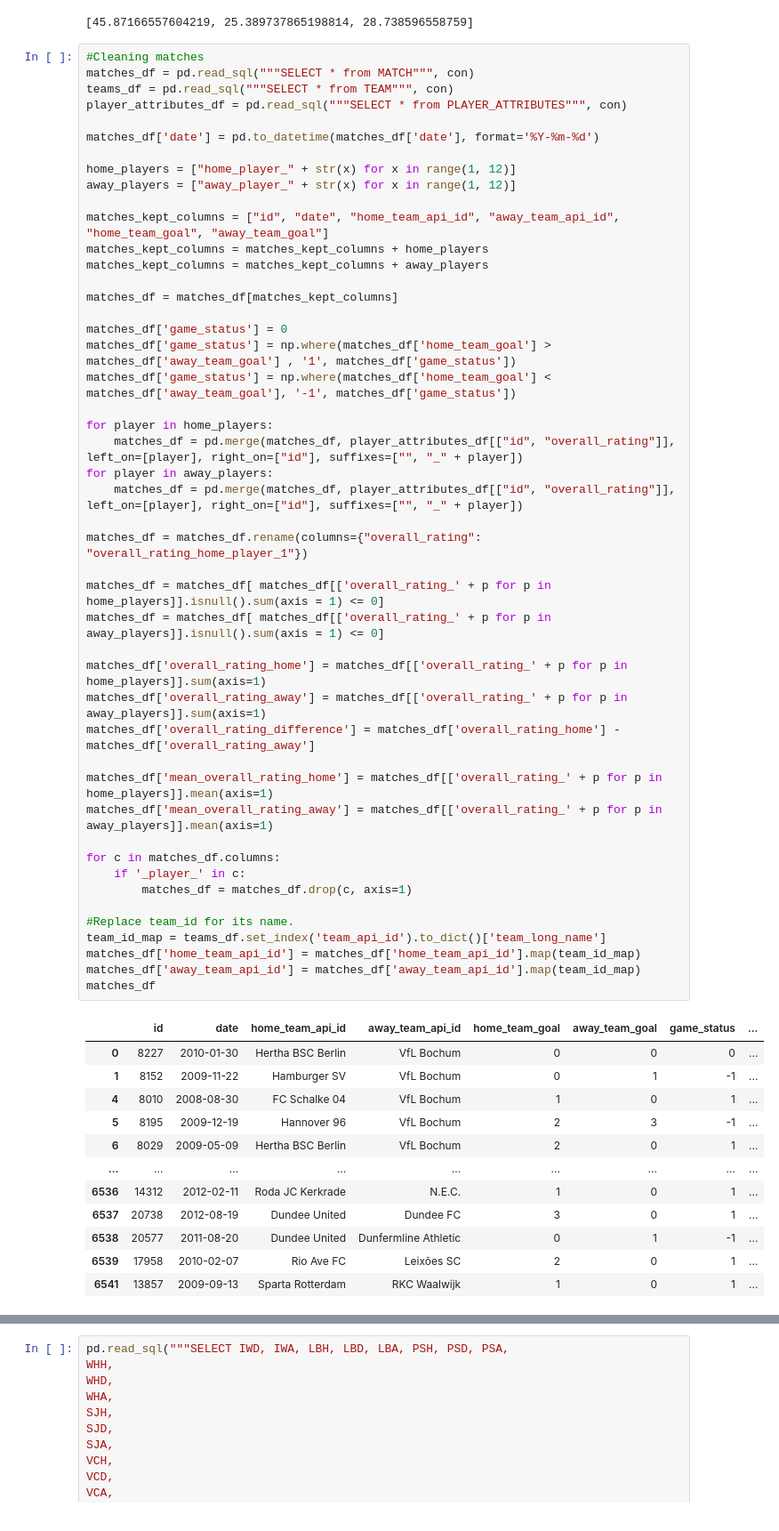
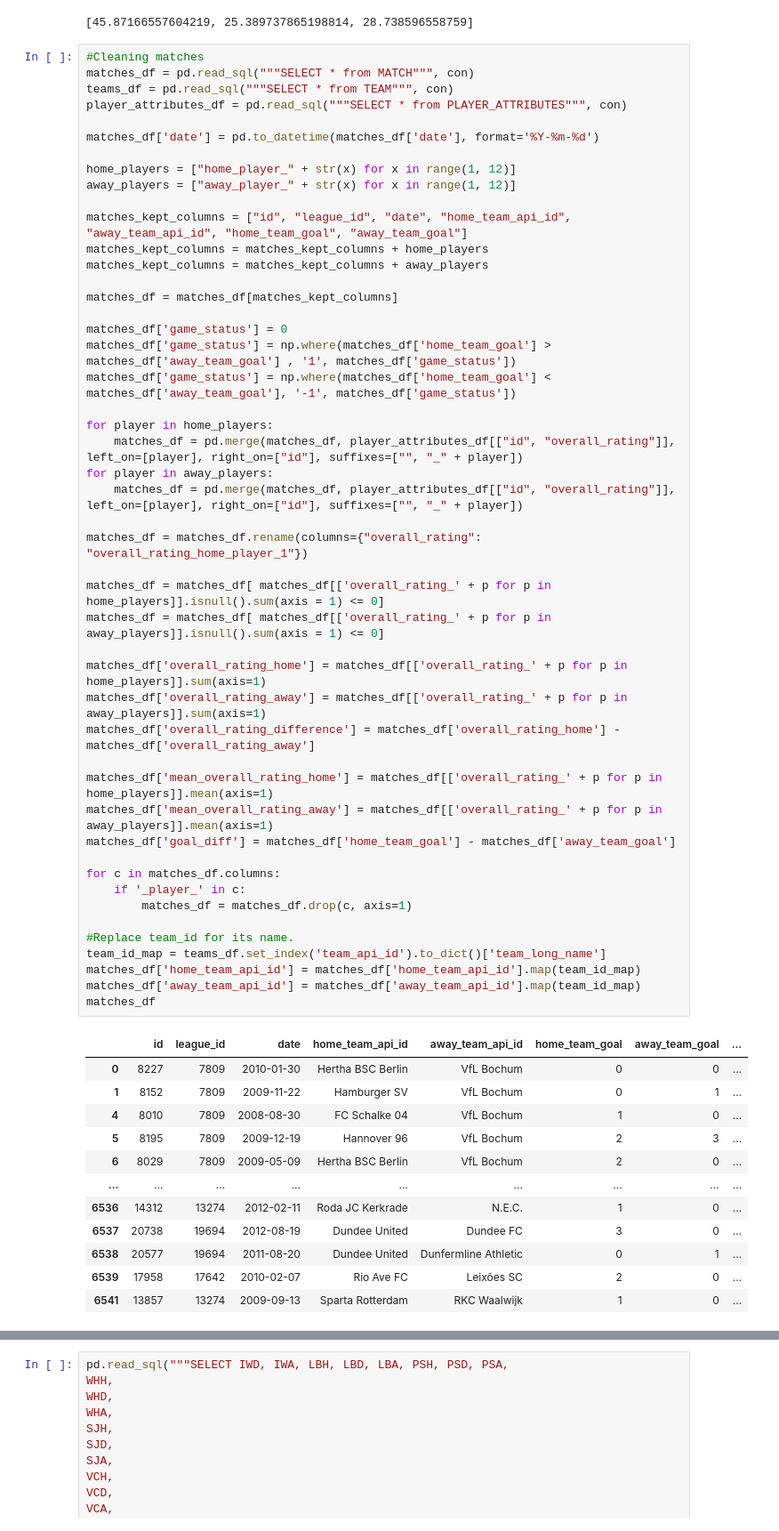
Before and after one commit to j-vm/FEUP_IART_2020, a Jupyter notebook: Assigment2/data-analysis/Untitled.ipynb, the cells around one changed output, grey strips where cells are left out. Shown at 89% size. Cells and saved outputs as stored; diff of their text form.

```diff
--- a/Assigment2/data-analysis/Untitled.ipynb
+++ b/Assigment2/data-analysis/Untitled.ipynb
@@ -93,7 +93,7 @@ matches_df['date'] = pd.to_datetime(matches_df['date'], format='%Y-%m-%d')
 home_players = ["home_player_" + str(x) for x in range(1, 12)]
 away_players = ["away_player_" + str(x) for x in range(1, 12)]
 
-matches_kept_columns = ["id", "date", "home_team_api_id", "away_team_api_id", "home_team_goal", "away_team_goal"]
+matches_kept_columns = ["id", "league_id", "date", "home_team_api_id", "away_team_api_id", "home_team_goal", "away_team_goal"]
 matches_kept_columns = matches_kept_columns + home_players
 matches_kept_columns = matches_kept_columns + away_players
 
@@ -103,42 +103,43 @@ matches_df['game_status'] = 0
 matches_df['game_status'] = np.where(matches_df['home_team_goal'] > matches_df['away_team_goal'] , '1', matches_df['game_status'])
 matches_df['game_status'] = np.where(matches_df['home_team_goal'] < matches_df['away_team_goal'], '-1', matches_df['game_status'])
 
 for player in home_players:
     matches_df = pd.merge(matches_df, player_attributes_df[["id", "overall_rating"]], left_on=[player], right_on=["id"], suffixes=["", "_" + player])
 for player in away_players:
     matches_df = pd.merge(matches_df, player_attributes_df[["id", "overall_rating"]], left_on=[player], right_on=["id"], suffixes=["", "_" + player])
 
 matches_df = matches_df.rename(columns={"overall_rating": "overall_rating_home_player_1"})
 
 matches_df = matches_df[ matches_df[['overall_rating_' + p for p in home_players]].isnull().sum(axis = 1) <= 0]
 matches_df = matches_df[ matches_df[['overall_rating_' + p for p in away_players]].isnull().sum(axis = 1) <= 0]
 
 matches_df['overall_rating_home'] = matches_df[['overall_rating_' + p for p in home_players]].sum(axis=1)
 matches_df['overall_rating_away'] = matches_df[['overall_rating_' + p for p in away_players]].sum(axis=1)
 matches_df['overall_rating_difference'] = matches_df['overall_rating_home'] - matches_df['overall_rating_away']
 
 matches_df['mean_overall_rating_home'] = matches_df[['overall_rating_' + p for p in home_players]].mean(axis=1)
 matches_df['mean_overall_rating_away'] = matches_df[['overall_rating_' + p for p in away_players]].mean(axis=1)
+matches_df['goal_diff'] = matches_df['home_team_goal'] - matches_df['away_team_goal']
 
 for c in matches_df.columns:
     if '_player_' in c:
         matches_df = matches_df.drop(c, axis=1)
 
 #Replace team_id for its name.
 team_id_map = teams_df.set_index('team_api_id').to_dict()['team_long_name']
 matches_df['home_team_api_id'] = matches_df['home_team_api_id'].map(team_id_map)
 matches_df['away_team_api_id'] = matches_df['away_team_api_id'].map(team_id_map)
 matches_df
 # %% [output]
-|  | id | date | home_team_api_id | away_team_api_id | home_team_goal | away_team_goal | game_status | ... |
-| 0 | 8227 | 2010-01-30 | Hertha BSC Berlin | VfL Bochum | 0 | 0 | 0 | ... |
-| 1 | 8152 | 2009-11-22 | Hamburger SV | VfL Bochum | 0 | 1 | -1 | ... |
-| 4 | 8010 | 2008-08-30 | FC Schalke 04 | VfL Bochum | 1 | 0 | 1 | ... |
-| 5 | 8195 | 2009-12-19 | Hannover 96 | VfL Bochum | 2 | 3 | -1 | ... |
-| 6 | 8029 | 2009-05-09 | Hertha BSC Berlin | VfL Bochum | 2 | 0 | 1 | ... |
+|  | id | league_id | date | home_team_api_id | away_team_api_id | home_team_goal | away_team_goal | ... |
+| 0 | 8227 | 7809 | 2010-01-30 | Hertha BSC Berlin | VfL Bochum | 0 | 0 | ... |
+| 1 | 8152 | 7809 | 2009-11-22 | Hamburger SV | VfL Bochum | 0 | 1 | ... |
+| 4 | 8010 | 7809 | 2008-08-30 | FC Schalke 04 | VfL Bochum | 1 | 0 | ... |
+| 5 | 8195 | 7809 | 2009-12-19 | Hannover 96 | VfL Bochum | 2 | 3 | ... |
+| 6 | 8029 | 7809 | 2009-05-09 | Hertha BSC Berlin | VfL Bochum | 2 | 0 | ... |
 | ... | ... | ... | ... | ... | ... | ... | ... | ... |
-| 6536 | 14312 | 2012-02-11 | Roda JC Kerkrade | N.E.C. | 1 | 0 | 1 | ... |
-| 6537 | 20738 | 2012-08-19 | Dundee United | Dundee FC | 3 | 0 | 1 | ... |
-| 6538 | 20577 | 2011-08-20 | Dundee United | Dunfermline Athletic | 0 | 1 | -1 | ... |
-| 6539 | 17958 | 2010-02-07 | Rio Ave FC | Leixões SC | 2 | 0 | 1 | ... |
-| 6541 | 13857 | 2009-09-13 | Sparta Rotterdam | RKC Waalwijk | 1 | 0 | 1 | ... |
+| 6536 | 14312 | 13274 | 2012-02-11 | Roda JC Kerkrade | N.E.C. | 1 | 0 | ... |
+| 6537 | 20738 | 19694 | 2012-08-19 | Dundee United | Dundee FC | 3 | 0 | ... |
+| 6538 | 20577 | 19694 | 2011-08-20 | Dundee United | Dunfermline Athletic | 0 | 1 | ... |
+| 6539 | 17958 | 17642 | 2010-02-07 | Rio Ave FC | Leixões SC | 2 | 0 | ... |
+| 6541 | 13857 | 13274 | 2009-09-13 | Sparta Rotterdam | RKC Waalwijk | 1 | 0 | ... |
```
Also changed, not shown: parts of 4 cells of this notebook.
